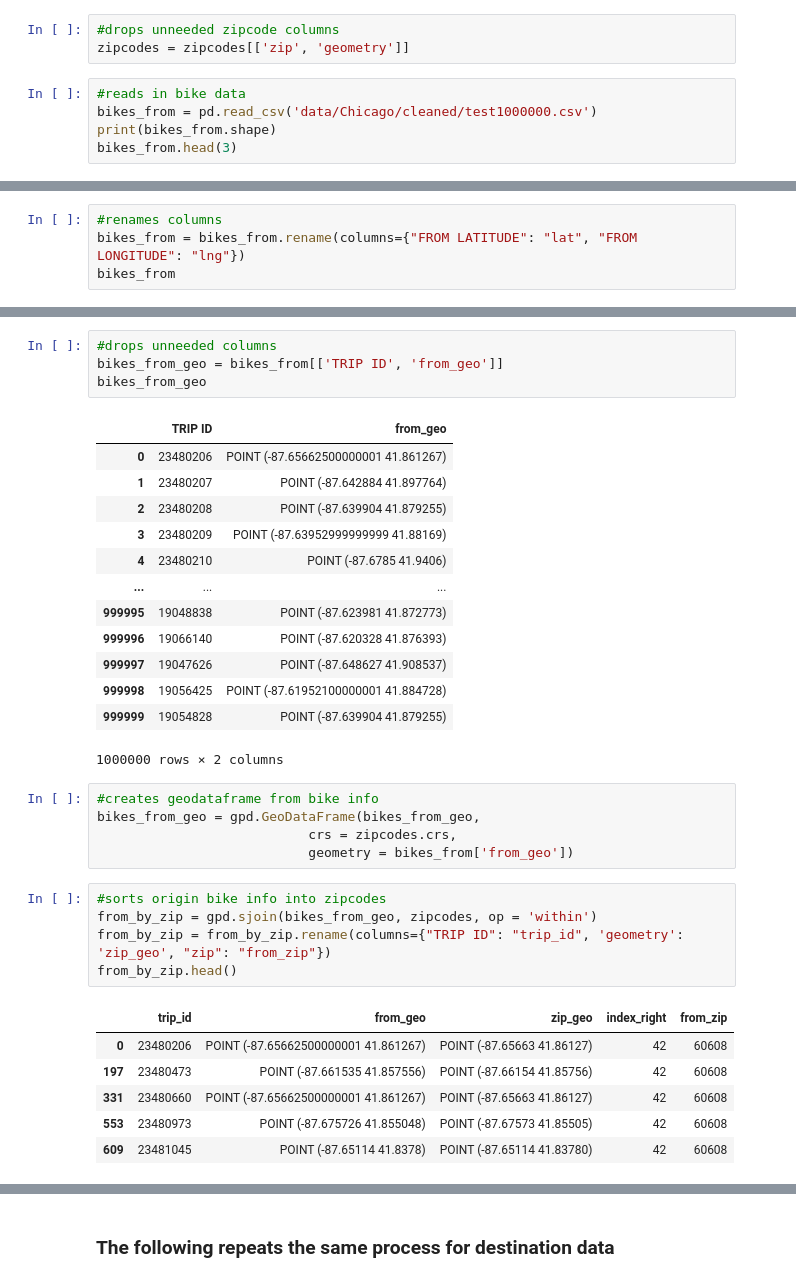
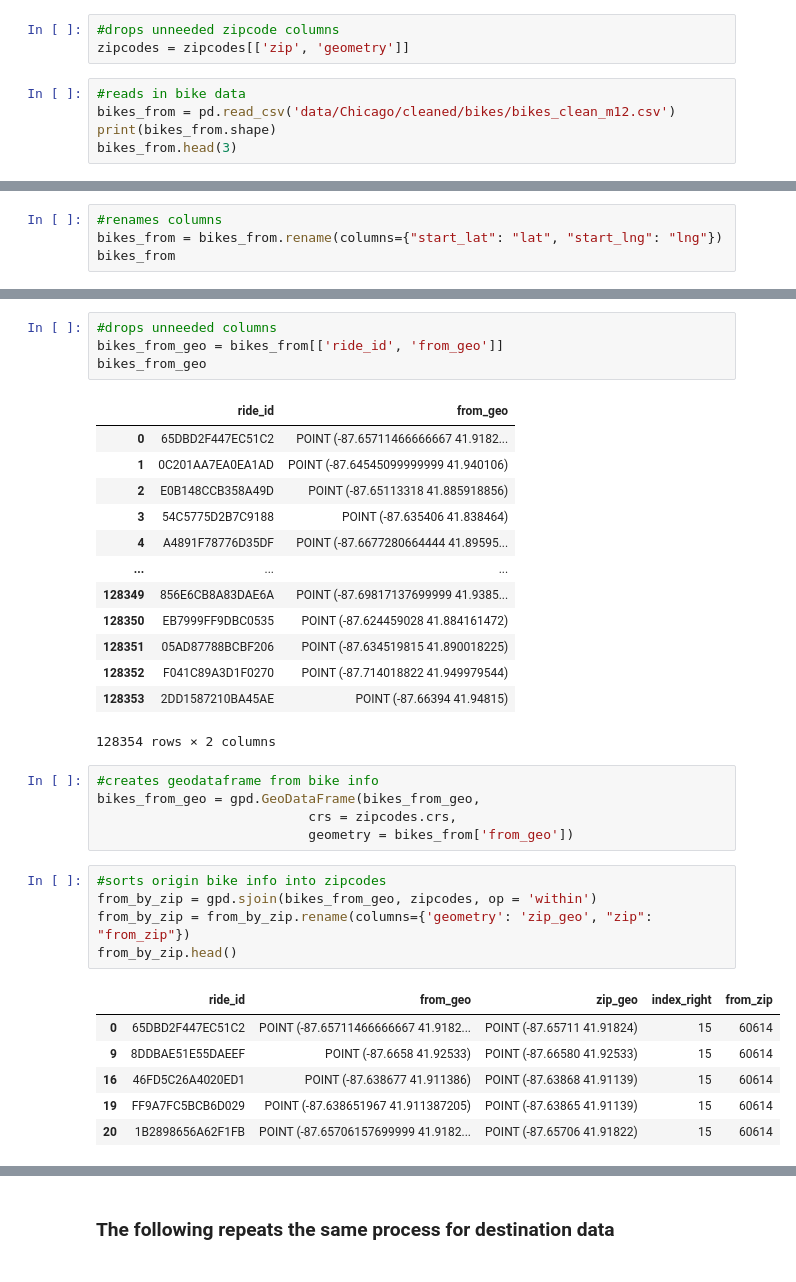
Before and after one commit to diarra-fall/diarra_capstone, a Jupyter notebook: bike_geo.ipynb, the cells around one changed output, grey strips where cells are left out. Drawn from its saved outputs; the diff is of its cells as text.

```diff
--- a/bike_geo.ipynb
+++ b/bike_geo.ipynb
@@ -30,7 +30,7 @@ zipcodes.plot();
 zipcodes = zipcodes[['zip', 'geometry']]
 # %%
 #reads in bike data
-bikes_from = pd.read_csv('data/Chicago/cleaned/test1000000.csv')
+bikes_from = pd.read_csv('data/Chicago/cleaned/bikes/bikes_clean_m12.csv')
 print(bikes_from.shape)
 bikes_from.head(3)
 # %% [output]
@@ -42,5 +42,5 @@ bikes_from.head(3)
 # %%
 #renames columns
-bikes_from = bikes_from.rename(columns={"FROM LATITUDE": "lat", "FROM LONGITUDE": "lng"})
+bikes_from = bikes_from.rename(columns={"start_lat": "lat", "start_lng": "lng"})
 bikes_from
 # %% [output]
@@ -71,21 +71,21 @@ bikes_from.head(3)
 # %%
 #drops unneeded columns
-bikes_from_geo = bikes_from[['TRIP ID', 'from_geo']]
+bikes_from_geo = bikes_from[['ride_id', 'from_geo']]
 bikes_from_geo
 # %% [output]
-|  | TRIP ID | from_geo |
-| 0 | 23480206 | POINT (-87.65662500000001 41.861267) |
-| 1 | 23480207 | POINT (-87.642884 41.897764) |
-| 2 | 23480208 | POINT (-87.639904 41.879255) |
-| 3 | 23480209 | POINT (-87.63952999999999 41.88169) |
-| 4 | 23480210 | POINT (-87.6785 41.9406) |
+|  | ride_id | from_geo |
+| 0 | 65DBD2F447EC51C2 | POINT (-87.65711466666667 41.9182... |
+| 1 | 0C201AA7EA0EA1AD | POINT (-87.64545099999999 41.940106) |
+| 2 | E0B148CCB358A49D | POINT (-87.65113318 41.885918856) |
+| 3 | 54C5775D2B7C9188 | POINT (-87.635406 41.838464) |
+| 4 | A4891F78776D35DF | POINT (-87.6677280664444 41.89595... |
 | ... | ... | ... |
-| 999995 | 19048838 | POINT (-87.623981 41.872773) |
-| 999996 | 19066140 | POINT (-87.620328 41.876393) |
-| 999997 | 19047626 | POINT (-87.648627 41.908537) |
-| 999998 | 19056425 | POINT (-87.61952100000001 41.884728) |
-| 999999 | 19054828 | POINT (-87.639904 41.879255) |
+| 128349 | 856E6CB8A83DAE6A | POINT (-87.69817137699999 41.9385... |
+| 128350 | EB7999FF9DBC0535 | POINT (-87.624459028 41.884161472) |
+| 128351 | 05AD87788BCBF206 | POINT (-87.634519815 41.890018225) |
+| 128352 | F041C89A3D1F0270 | POINT (-87.714018822 41.949979544) |
+| 128353 | 2DD1587210BA45AE | POINT (-87.66394 41.94815) |
-1000000 rows × 2 columns
+128354 rows × 2 columns
 # %%
 #creates geodataframe from bike info
 bikes_from_geo = gpd.GeoDataFrame(bikes_from_geo,
@@ -94,15 +94,15 @@ bikes_from_geo = gpd.GeoDataFrame(bikes_from_geo,
 # %%
 #sorts origin bike info into zipcodes
 from_by_zip = gpd.sjoin(bikes_from_geo, zipcodes, op = 'within')
-from_by_zip = from_by_zip.rename(columns={"TRIP ID": "trip_id", 'geometry': 'zip_geo', "zip": "from_zip"})
+from_by_zip = from_by_zip.rename(columns={'geometry': 'zip_geo', "zip": "from_zip"})
 from_by_zip.head()
 # %% [output]
-|  | trip_id | from_geo | zip_geo | index_right | from_zip |
-| 0 | 23480206 | POINT (-87.65662500000001 41.861267) | POINT (-87.65663 41.86127) | 42 | 60608 |
-| 197 | 23480473 | POINT (-87.661535 41.857556) | POINT (-87.66154 41.85756) | 42 | 60608 |
-| 331 | 23480660 | POINT (-87.65662500000001 41.861267) | POINT (-87.65663 41.86127) | 42 | 60608 |
-| 553 | 23480973 | POINT (-87.675726 41.855048) | POINT (-87.67573 41.85505) | 42 | 60608 |
-| 609 | 23481045 | POINT (-87.65114 41.8378) | POINT (-87.65114 41.83780) | 42 | 60608 |
+|  | ride_id | from_geo | zip_geo | index_right | from_zip |
+| 0 | 65DBD2F447EC51C2 | POINT (-87.65711466666667 41.9182... | POINT (-87.65711 41.91824) | 15 | 60614 |
+| 9 | 8DDBAE51E55DAEEF | POINT (-87.6658 41.92533) | POINT (-87.66580 41.92533) | 15 | 60614 |
+| 16 | 46FD5C26A4020ED1 | POINT (-87.638677 41.911386) | POINT (-87.63868 41.91139) | 15 | 60614 |
+| 19 | FF9A7FC5BCB6D029 | POINT (-87.638651967 41.911387205) | POINT (-87.63865 41.91139) | 15 | 60614 |
+| 20 | 1B2898656A62F1FB | POINT (-87.65706157699999 41.9182... | POINT (-87.65706 41.91822) | 15 | 60614 |
 # %%
 from_by_zip.from_zip.value_counts()
 # %% [output]
```
Also changed, not shown: parts of 14 cells of this notebook, 14 other files.
